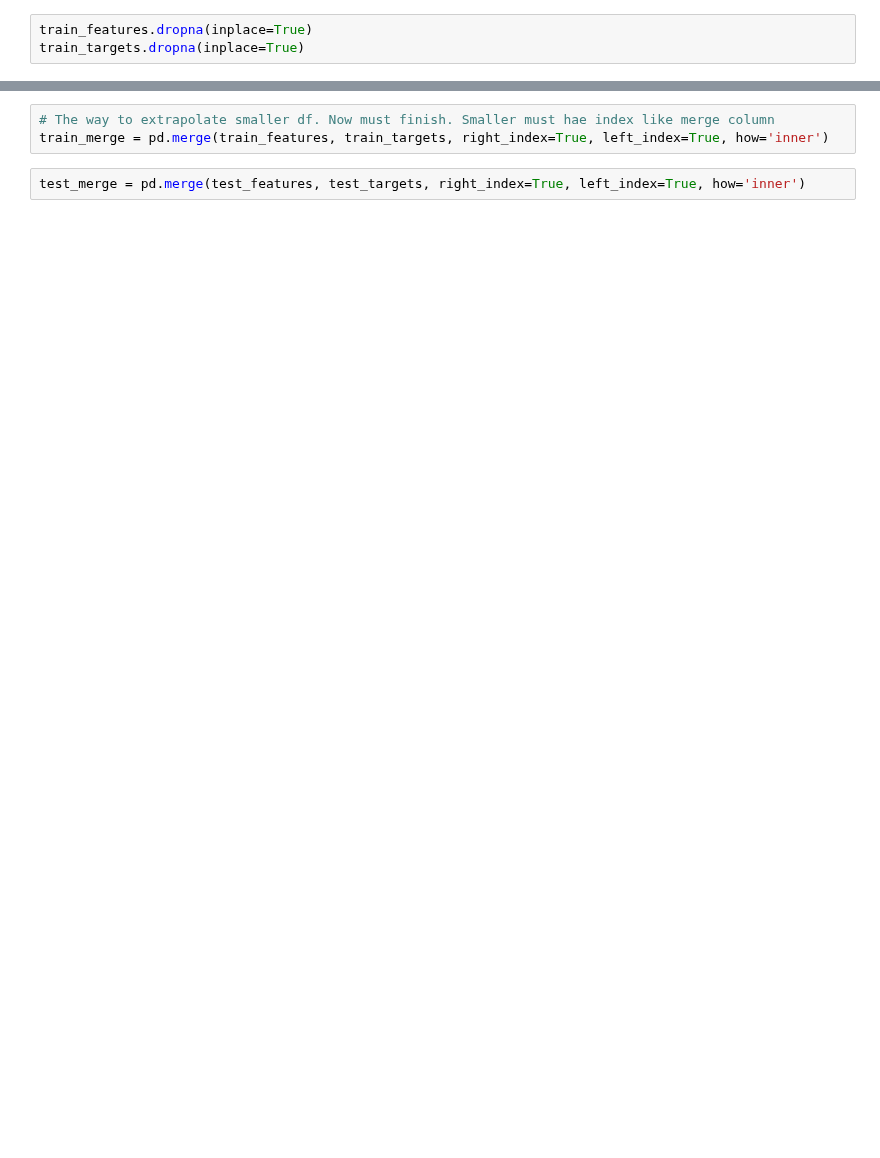
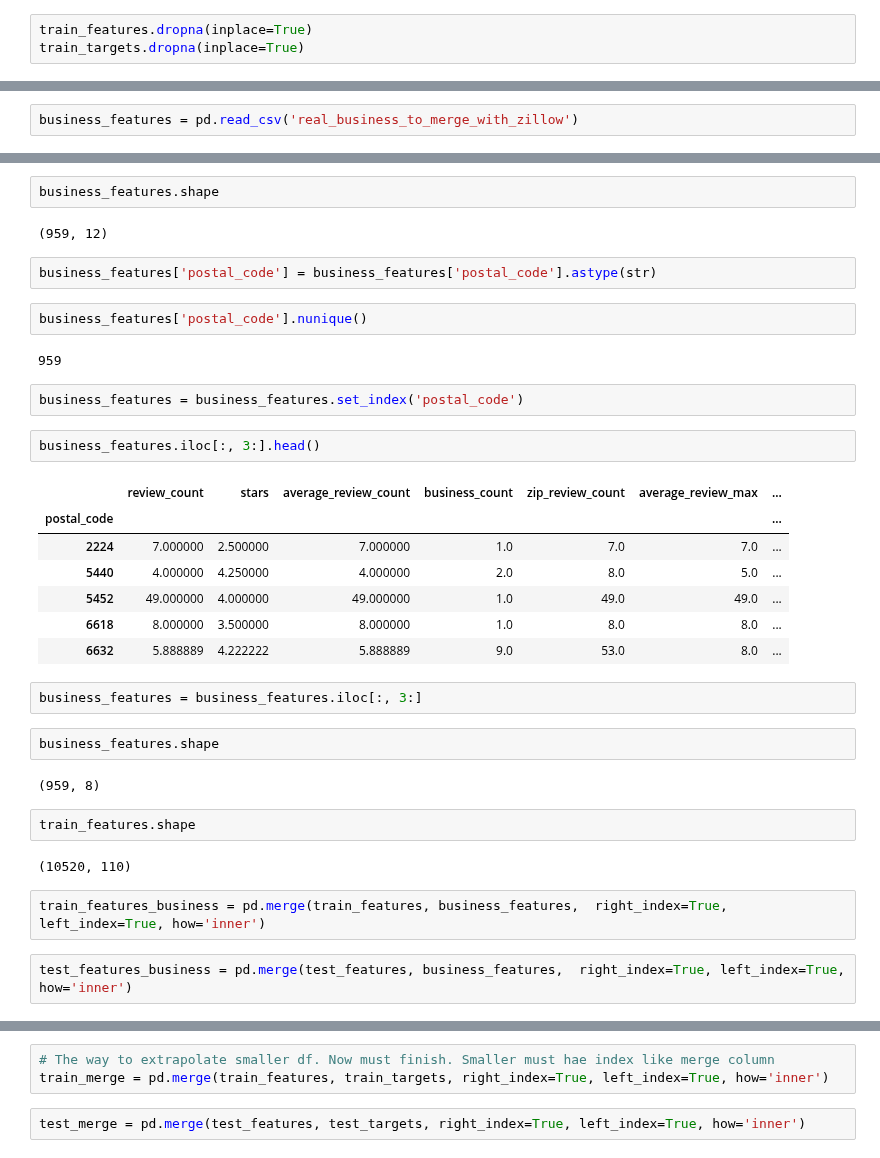
Before and after one commit to kthoward/Thinkful, a Jupyter notebook: Final_Capstone/Notebooks/Condensed_project_add_yelp_reviews_attempt_at_merging_features_by_df.ipynb, the cells around one changed output, grey strips where cells are left out. Drawn from its saved outputs; the diff is of its cells as text; blank space fills up the shorter version.

```diff
--- a/Final_Capstone/Notebooks/Condensed_project_add_yelp_reviews_attempt_at_merging_features_by_df.ipynb
+++ b/Final_Capstone/Notebooks/Condensed_project_add_yelp_reviews_attempt_at_merging_features_by_df.ipynb
@@ -320,0 +220,2 @@ train_targets.head()
+# %%
+business_features = pd.read_csv('real_business_to_merge_with_zillow')
@@ -320,0 +251,36 @@ train_targets.head()
+# %%
+business_features.shape
+# %% [output]
+(959, 12)
+# %%
+business_features['postal_code'] = business_features['postal_code'].astype(str)
+# %%
+business_features['postal_code'].nunique()
+# %% [output]
+959
+# %%
+business_features = business_features.set_index('postal_code')
+# %%
+business_features.iloc[:, 3:].head()
+# %% [output]
+|  | review_count | stars | average_review_count | business_count | zip_review_count | average_review_max | ... |
+| postal_code |  |  |  |  |  |  | ... |
+| 2224 | 7.000000 | 2.500000 | 7.000000 | 1.0 | 7.0 | 7.0 | ... |
+| 5440 | 4.000000 | 4.250000 | 4.000000 | 2.0 | 8.0 | 5.0 | ... |
+| 5452 | 49.000000 | 4.000000 | 49.000000 | 1.0 | 49.0 | 49.0 | ... |
+| 6618 | 8.000000 | 3.500000 | 8.000000 | 1.0 | 8.0 | 8.0 | ... |
+| 6632 | 5.888889 | 4.222222 | 5.888889 | 9.0 | 53.0 | 8.0 | ... |
+# %%
+business_features = business_features.iloc[:, 3:]
+# %%
+business_features.shape
+# %% [output]
+(959, 8)
+# %%
+train_features.shape
+# %% [output]
+(10520, 110)
+# %%
+train_features_business = pd.merge(train_features, business_features,  right_index=True, left_index=True, how='inner')
+# %%
+test_features_business = pd.merge(test_features, business_features,  right_index=True, left_index=True, how='inner')
```
Also changed, not shown: parts of 35 cells of this notebook.
